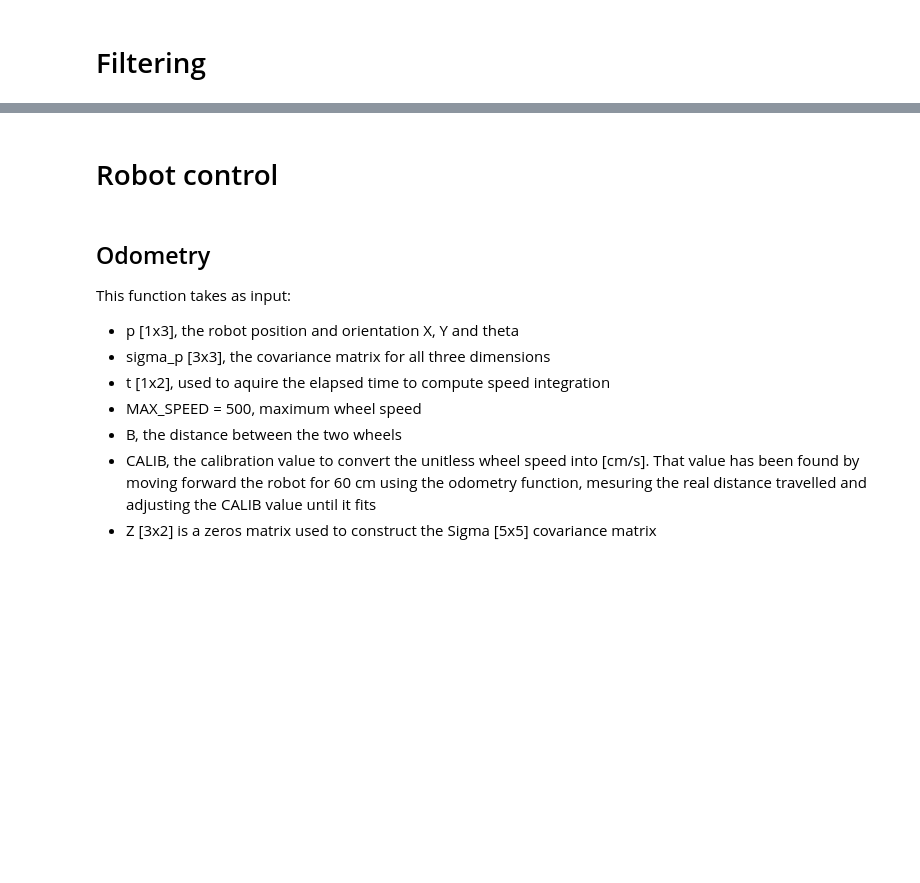
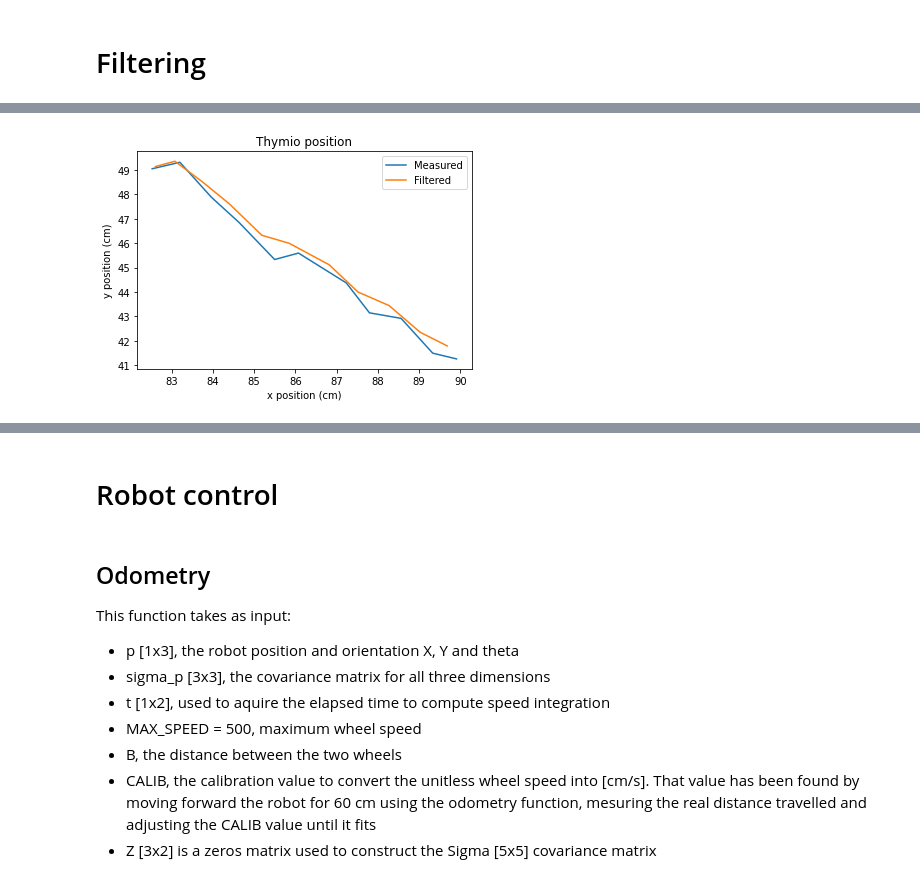
Before and after one commit to micht1/publicmobileRobotics, a Jupyter notebook: roboticsProject.ipynb, the cells around one changed output, grey strips where cells are left out. Saved outputs shown, nothing was run; the diff lists cells and outputs as text; code cells hidden in the pictures; blank space fills up the shorter version.

Commit message:
kalman filter documentation

```diff
--- a/roboticsProject.ipynb
+++ b/roboticsProject.ipynb
@@ -1004,0 +1023,99 @@ After it is decided which source to trust, the position estimate is given to the
+# %%
+import numpy as np
+import math
+from matplotlib import pyplot as plt
+
+CALIB = 0.0315 # calibration factor converting the raw wheels velocity measurement into cm/s
+ORIENT = 0.1053 # orientation factor converting v_delta into the angle deviation theta_delta. Comes from trigo. = 1/9.5
+
+measured_states = np.array([[82.52987082, 49.05113341,  0.84407433], # sequence of measurements from the camera for testing
+                            [83.20098345, 49.31646644,  0.82116606],
+                            [83.96581284, 47.88310904,  0.82116606],
+                            [84.63692546, 46.84844208,  0.84407433],
+                            [85.49924543, 45.33043576,  0.82116606],
+                            [86.0766413,  45.59445923,  0.82116606],
+                            [87.23707436, 44.36943216,  0.82397902],
+                            [87.79750742, 43.14440509,  0.82116606],
+                            [88.56422372, 42.91806845,  0.80096913],
+                            [89.33094002, 41.49173181,  0.82116606],
+                            [89.90833589, 41.25575527,  0.82116606]])
+
+measured_states = np.transpose(measured_states) # transposing the data
+
+v_right = np.array([118.,106.,120.,134.,134.,130.,130.,118.,135.,118.,134.]) # sequence of measurements of the wheels encoders for testing
+v_left = np.array([113.,144.,112.,137.,137.,149.,149.,113.,123.,130.,133.])
+
+def filter_testing():
+
+    dt = 0.1 # time step
+
+    X_filtered = np.zeros(len(measured_states[0])) # initialization of saving array that will be used for plotting
+    Y_filtered = np.zeros(len(measured_states[0]))
+    theta_filtered = np.zeros(len(measured_states[0]))
+
+    A = np.array([[1,0,0],[0,1,0],[0,0,1]]) # defines how the system evolves
+    C = np.array([[1,0,0],[0,1,0],[0,0,1]]) # relates the state array to the measurements
+    Q = np.array([[0.1,0,0],[0,0.1,0],[0,0,0.1]]) # process noise covariance matrix
+    R = np.array([[0.1,0,0],[0,0.1,0],[0,0,0.1]]) # measurements noise covariance matrix
+    Q_ini = Q # for initialization
+
+    x = measured_states[0] # put the measurements into separated arrays
+    y = measured_states[1]
+    theta = measured_states[2]
+    X = np.array([[x[0]],[y[0]],[theta[0]]], dtype = "float32")
+    L = []
+
+    for i in range(0,len(x)):
+        v_avg = (v_left[i] + v_right[i])/2 # mean velocity of the wheels
+        v_delta = v_right[i] - v_left[i] # difference between the two wheels velocities
+        B = np.array([[(math.cos(theta[i])), 0.], [(math.sin(theta[i])), 0.], [0., ORIENT]]) # relates the input to the state
+        Z = np.array([[x[i]],[y[i]],[theta[i]]], dtype = "float32") # measurements
+        u = np.array([[CALIB*v_avg*dt],[CALIB*v_delta*dt]]) # input variable containing velocity data
+        thymio_position,cov = kalman_filt(X,u,Q_ini,Z,A,B,C,Q,R) # applies the filter
+        X = thymio_position # updates X
+        L.append(thymio_position)
+        Q_ini = cov # updates Q_ini
+        X_filtered[i] = X[0] # storing the filtered data for plotting
+        Y_filtered[i] = X[1]
+        theta_filtered[i] = X[2]
+    return X_filtered, Y_filtered, theta_filtered
+
+def kalman_filt(initial_kalman_values,initial_input,initial_covariance,measured_states,A,B,C,Q,R):
+    A_prime = np.matmul(A.astype(float), initial_kalman_values.astype(float)) # A' = A*x_t
+    B_prime = np.matmul(B.astype(float), initial_input.astype(float)) # B' = B*u_t
+    predict_position = A_prime + B_prime # predicted state computation: x_t+1 = A'+ B' = A*x_t + B*u_t
+    predict_cov = np.matmul(np.matmul(A.astype(float), initial_covariance.astype(float)), np.transpose(A)) + Q # covariance matrix computation: E = A*E*A^T + Q
+    i = measured_states - np.matmul(C.astype(float), predict_position.astype(float)) # innovation computation
+    S = np.matmul(np.matmul(C.astype(float), predict_cov.astype(float)),np.transpose(C)) + R # innovation variance computation
+    if S.shape == (1,):
+        K = predict_cov*np.transpose(C)/(S) # optimal gain computation
+    else:
+        K = np.matmul(np.matmul(predict_cov.astype(float), np.transpose(C.astype(float))), np.linalg.inv(S.astype(float)))
+    thymio_position = predict_position + np.matmul(K.astype(float),i.astype(float)) # estimation based on the optimal gain
+    if Q.shape == ():
+        cov=(1 - K*C)*predict_cov # corresponding covariance matrix
+    else:
+        cov = np.matmul((np.eye(len(Q.astype(float))) - np.matmul(K.astype(float), C.astype(float))), predict_cov)
+    return(thymio_position, cov)
+
+
+[a,b,c] = filter_testing() # runs the filter and save output
+
+# position coordinates plot
+plt.plot(measured_states[0],measured_states[1], label = "Measured")
+plt.plot(a,b, label = "Filtered")
+plt.legend()
+plt.title('Thymio position')
+plt.xlabel('x position (cm)')
+plt.ylabel('y position (cm)')
+plt.show()
+
+# orientation angle plot
+plt.plot(measured_states[2], label = "Measured")
+plt.plot(c, label = "Filtered")
+plt.legend()
+plt.title('Thymio orientation')
+plt.ylabel('theta (rad)')
+plt.show()
+# %% [output]
+[figure, added]
```
Also changed, not shown: parts of 8 cells of this notebook, 3 other files.
